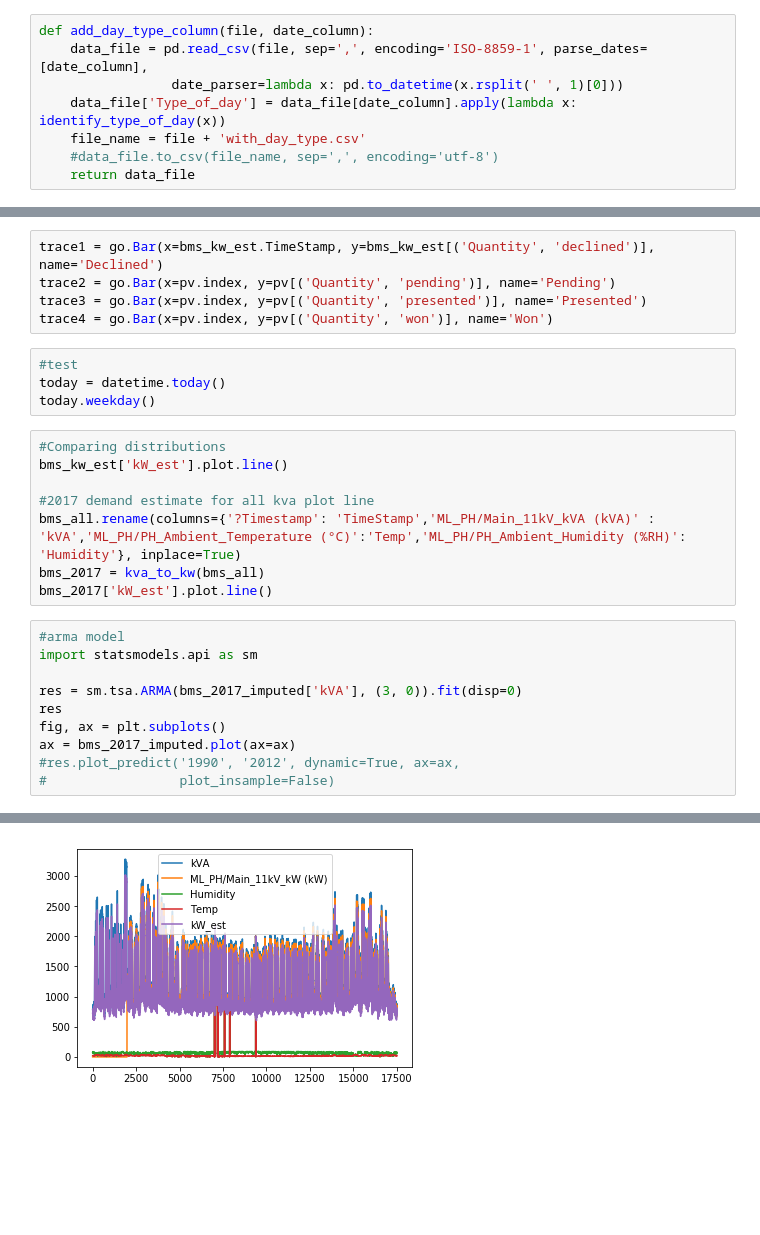
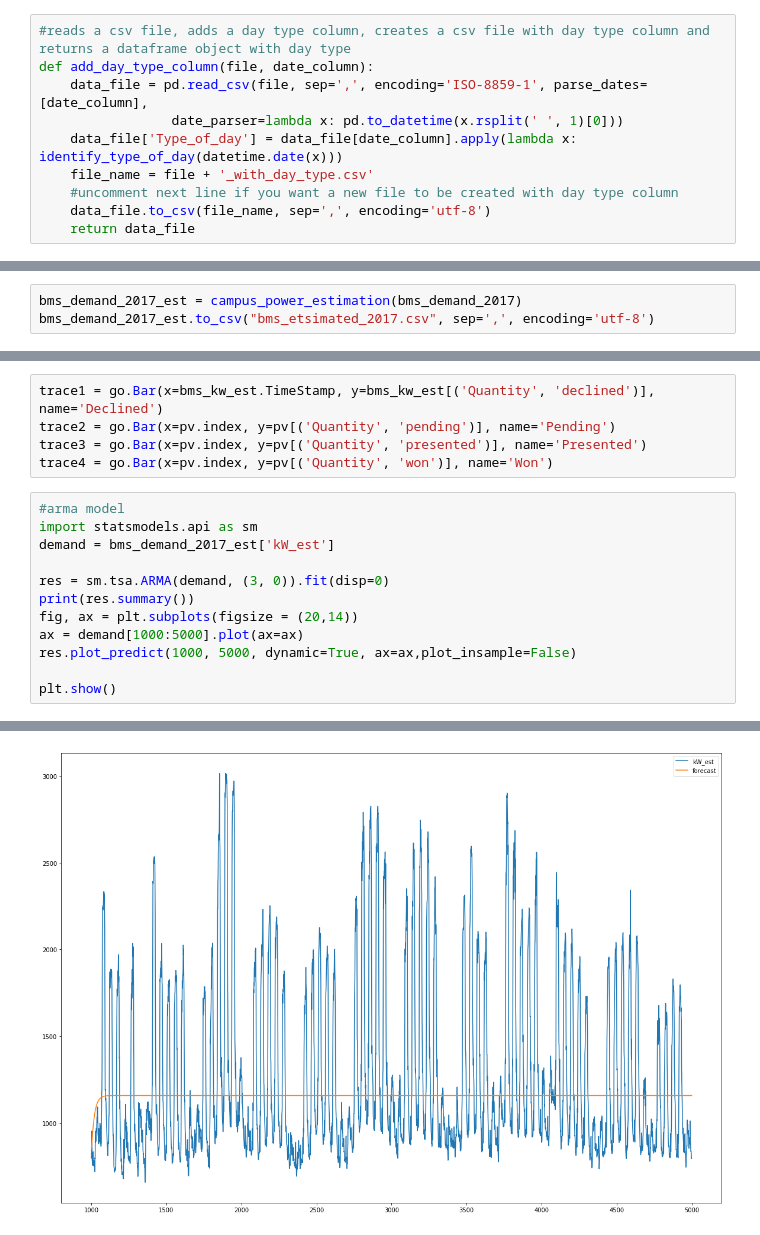
Before and after one commit to MSAmit/Capstone-project, a Jupyter notebook: BMS_data_analysis.ipynb, the cells around one changed output, grey strips where cells are left out. Cells and saved outputs as stored; diff of their text form; blank space fills up the shorter version.

```diff
--- a/BMS_data_analysis.ipynb
+++ b/BMS_data_analysis.ipynb
@@ -56,10 +57,12 @@ def is_public_holiday(dt):
 # %%
+#reads a csv file, adds a day type column, creates a csv file with day type column and returns a dataframe object with day type
 def add_day_type_column(file, date_column):
     data_file = pd.read_csv(file, sep=',', encoding='ISO-8859-1', parse_dates=[date_column],
                  date_parser=lambda x: pd.to_datetime(x.rsplit(' ', 1)[0]))
-    data_file['Type_of_day'] = data_file[date_column].apply(lambda x: identify_type_of_day(x))
-    file_name = file + 'with_day_type.csv'
-    #data_file.to_csv(file_name, sep=',', encoding='utf-8')
+    data_file['Type_of_day'] = data_file[date_column].apply(lambda x: identify_type_of_day(datetime.date(x)))
+    file_name = file + '_with_day_type.csv'
+    #uncomment next line if you want a new file to be created with day type column
+    data_file.to_csv(file_name, sep=',', encoding='utf-8')
     return data_file
 # %%
 import logging
@@ -136,0 +151,3 @@ grouped_by_daytype.plot.bar()
+# %%
+bms_demand_2017_est = campus_power_estimation(bms_demand_2017)
+bms_demand_2017_est.to_csv("bms_etsimated_2017.csv", sep=',', encoding='utf-8')
@@ -161,26 +225,16 @@ trace1 = go.Bar(x=bms_kw_est.TimeStamp, y=bms_kw_est[('Quantity', 'declined')],
 trace2 = go.Bar(x=pv.index, y=pv[('Quantity', 'pending')], name='Pending')
 trace3 = go.Bar(x=pv.index, y=pv[('Quantity', 'presented')], name='Presented')
 trace4 = go.Bar(x=pv.index, y=pv[('Quantity', 'won')], name='Won')
-# %%
-#test
-today = datetime.today()
-today.weekday()
-# %%
-#Comparing distributions
-bms_kw_est['kW_est'].plot.line()
-
-#2017 demand estimate for all kva plot line
-bms_all.rename(columns={'?Timestamp': 'TimeStamp','ML_PH/Main_11kV_kVA (kVA)' : 'kVA','ML_PH/PH_Ambient_Temperature (°C)':'Temp','ML_PH/PH_Ambient_Humidity (%RH)': 'Humidity'}, inplace=True)
-bms_2017 = kva_to_kw(bms_all)
-bms_2017['kW_est'].plot.line()
 # %%
 #arma model
 import statsmodels.api as sm
+demand = bms_demand_2017_est['kW_est']
 
-res = sm.tsa.ARMA(bms_2017_imputed['kVA'], (3, 0)).fit(disp=0)
-res
-fig, ax = plt.subplots()
-ax = bms_2017_imputed.plot(ax=ax)
-#res.plot_predict('1990', '2012', dynamic=True, ax=ax,
-#                 plot_insample=False)
+res = sm.tsa.ARMA(demand, (3, 0)).fit(disp=0)
+print(res.summary())
+fig, ax = plt.subplots(figsize = (20,14))
+ax = demand[1000:5000].plot(ax=ax)
+res.plot_predict(1000, 5000, dynamic=True, ax=ax,plot_insample=False)
+
+plt.show()
 # %% [output]
@@ -187 +258 @@ ax = bms_2017_imputed.plot(ax=ax)
-[figure, old version]
+[figure, new version]
```
Also changed, not shown: parts of 19 cells of this notebook.
